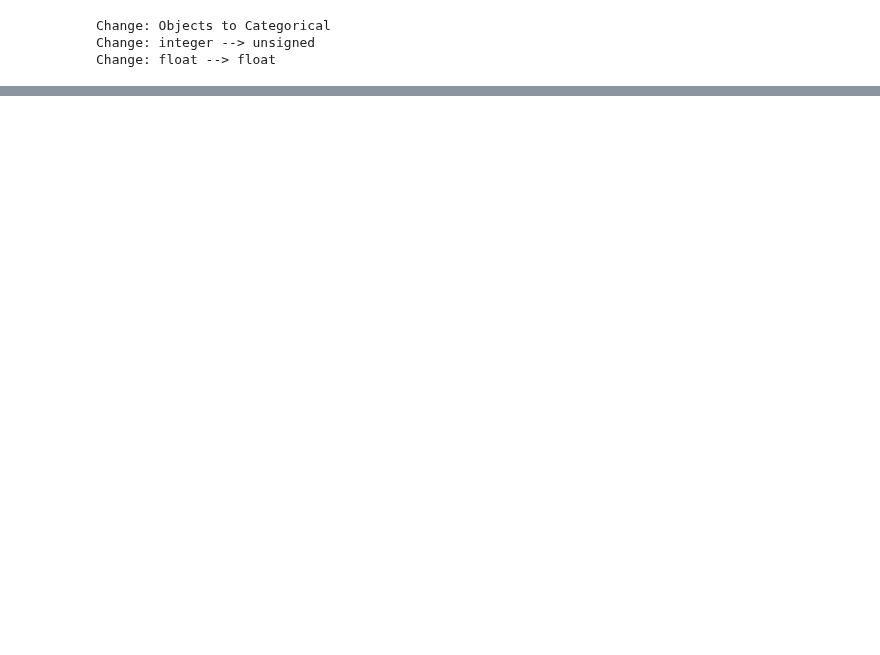
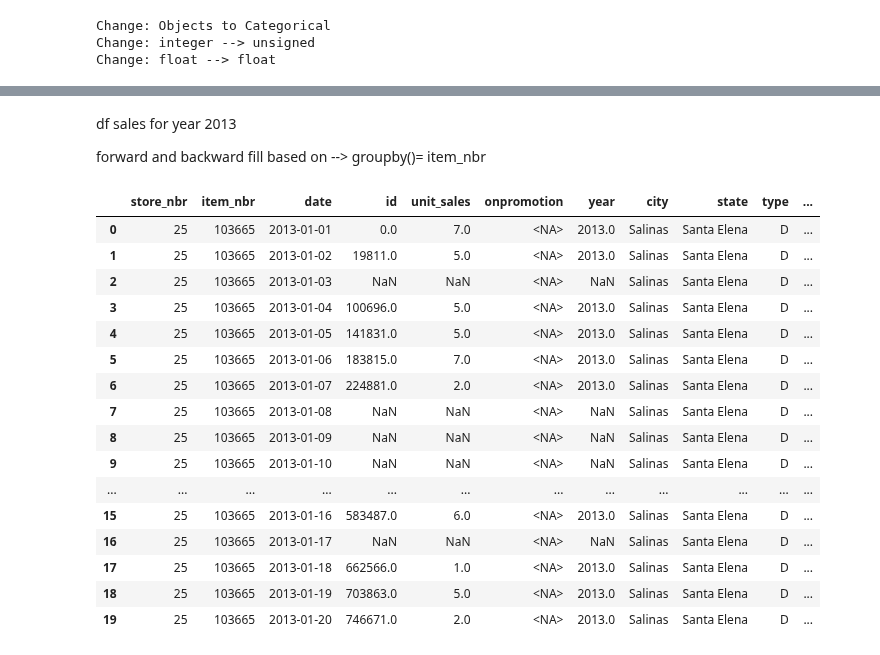
Before and after one commit to AFEngelage/Group4B, a Jupyter notebook: notebooks/2024 04 21 - Supermarket Loading first data - AFE.ipynb, the cells around one changed output, grey strips where cells are left out. Saved outputs shown, nothing was run; the diff lists cells and outputs as text; code cells hidden in the pictures; blank space fills up the shorter version.

```diff
--- a/notebooks/2024 04 21 - Supermarket Loading first data - AFE.ipynb
+++ b/notebooks/2024 04 21 - Supermarket Loading first data - AFE.ipynb
@@ -954,10 +1085,0 @@ df_sales_2013_nan.head(20)
-# %%
-# Fill missing values for non-sales columns using forward fill and backward fill --> items, stores, holidays
-non_sales_columns = [
-    "family",
-    "class",
-    "perishable",  # be aware of name changes of columns in step 3.X
-]
-df_sales_2013_nan[non_sales_columns] = df_sales_2013_nan.groupby(
-    ["store_nbr", "item_nbr"]
-)[non_sales_columns].transform(lambda group: group.ffill().bfill())
@@ -2351,0 +1086,48 @@ Xdays_holiday_sales(df_02_full, store_nbr=45, x_days=5)
+# %% [markdown]
+df sales for year 2013
+
+forward and backward fill based on --> groupby()= item_nbr
+# %%
+df_sales_2013_nan_item_nbr = df_sales_2013_nan.copy()
+
+# Fill missing values for non-sales columns using forward fill and backward fill --> items, stores, holidays
+
+
+non_sales_columns = [
+    "city",
+    "state",
+    "type",
+    "cluster",
+    "family",
+    "class",
+    "perishable",
+]
+
+# Filling missing values based on available values for the same !!item_nbr!!
+
+df_sales_2013_nan_item_nbr[non_sales_columns] = df_sales_2013_nan_item_nbr.groupby(
+    ["item_nbr"]
+)[non_sales_columns].transform(lambda group: group.ffill().bfill())
+
+df_sales_2013_nan_item_nbr.head(20)
+
+# TO-DO: Check grouppy item-nbr, store-nbr or both #    ["item_nbr", "store_nbr"]
+#
+# %% [output]
+|  | store_nbr | item_nbr | date | id | unit_sales | onpromotion | year | city | state | type | ... |
+| 0 | 25 | 103665 | 2013-01-01 | 0.0 | 7.0 | <NA> | 2013.0 | Salinas | Santa Elena | D | ... |
+| 1 | 25 | 103665 | 2013-01-02 | 19811.0 | 5.0 | <NA> | 2013.0 | Salinas | Santa Elena | D | ... |
+| 2 | 25 | 103665 | 2013-01-03 | NaN | NaN | <NA> | NaN | Salinas | Santa Elena | D | ... |
+| 3 | 25 | 103665 | 2013-01-04 | 100696.0 | 5.0 | <NA> | 2013.0 | Salinas | Santa Elena | D | ... |
+| 4 | 25 | 103665 | 2013-01-05 | 141831.0 | 5.0 | <NA> | 2013.0 | Salinas | Santa Elena | D | ... |
+| 5 | 25 | 103665 | 2013-01-06 | 183815.0 | 7.0 | <NA> | 2013.0 | Salinas | Santa Elena | D | ... |
+| 6 | 25 | 103665 | 2013-01-07 | 224881.0 | 2.0 | <NA> | 2013.0 | Salinas | Santa Elena | D | ... |
+| 7 | 25 | 103665 | 2013-01-08 | NaN | NaN | <NA> | NaN | Salinas | Santa Elena | D | ... |
+| 8 | 25 | 103665 | 2013-01-09 | NaN | NaN | <NA> | NaN | Salinas | Santa Elena | D | ... |
+| 9 | 25 | 103665 | 2013-01-10 | NaN | NaN | <NA> | NaN | Salinas | Santa Elena | D | ... |
+| ... | ... | ... | ... | ... | ... | ... | ... | ... | ... | ... | ... |
+| 15 | 25 | 103665 | 2013-01-16 | 583487.0 | 6.0 | <NA> | 2013.0 | Salinas | Santa Elena | D | ... |
+| 16 | 25 | 103665 | 2013-01-17 | NaN | NaN | <NA> | NaN | Salinas | Santa Elena | D | ... |
+| 17 | 25 | 103665 | 2013-01-18 | 662566.0 | 1.0 | <NA> | 2013.0 | Salinas | Santa Elena | D | ... |
+| 18 | 25 | 103665 | 2013-01-19 | 703863.0 | 5.0 | <NA> | 2013.0 | Salinas | Santa Elena | D | ... |
+| 19 | 25 | 103665 | 2013-01-20 | 746671.0 | 2.0 | <NA> | 2013.0 | Salinas | Santa Elena | D | ... |
```
Also changed, not shown: parts of 151 cells of this notebook, 1 other file.
